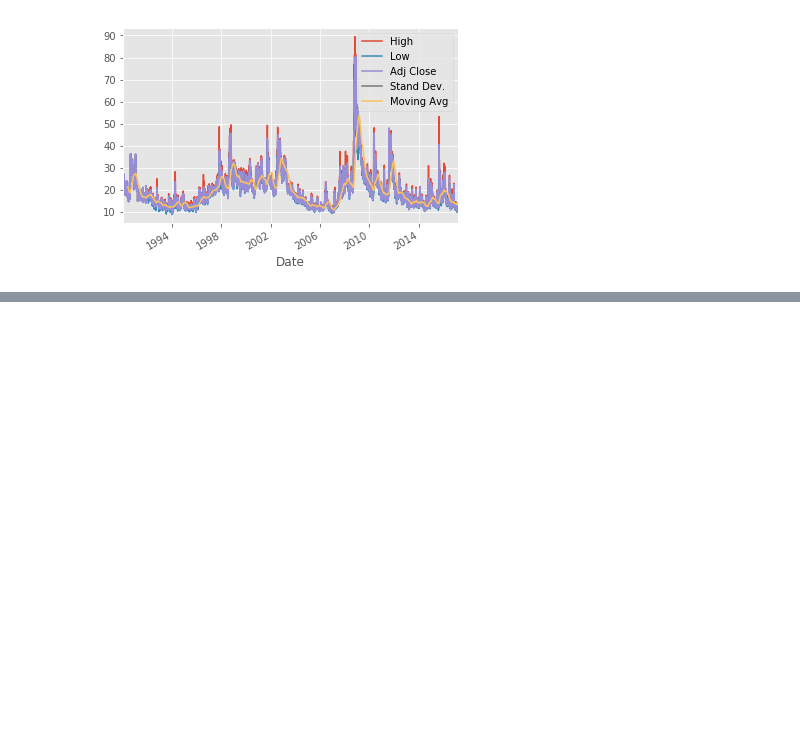
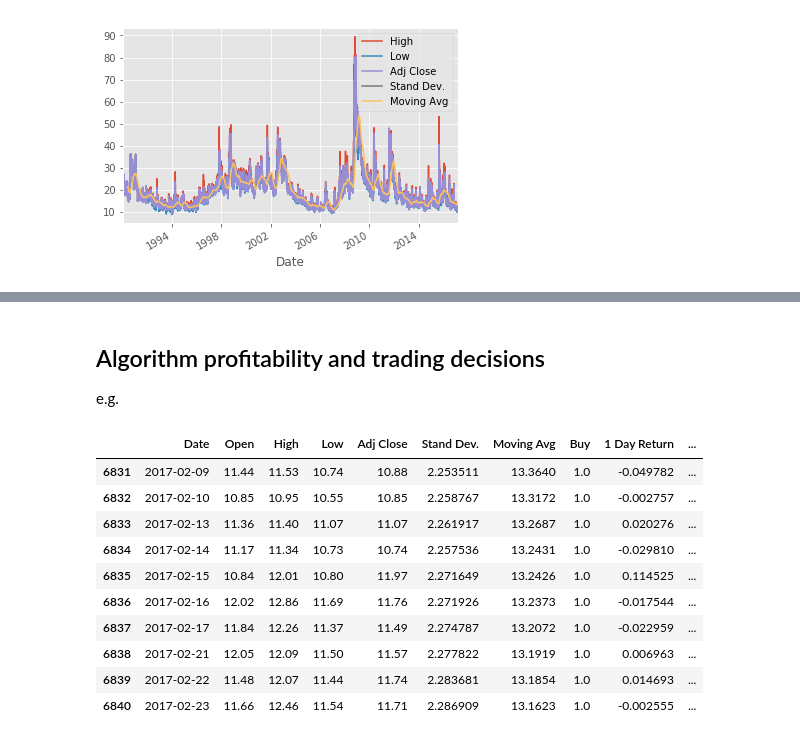
Before and after one commit to brothermalcolm/Algorithmic-Trading-and-Stocks-Essential-Training, a Jupyter notebook: Algorithmic Trading and Stocks Essential Training.ipynb, the cells around one changed output, grey strips where cells are left out. Drawn from its saved outputs; the diff is of its cells as text; code cells hidden in the pictures; blank space fills up the shorter version.

```diff
--- a/Algorithmic Trading and Stocks Essential Training.ipynb
+++ b/Algorithmic Trading and Stocks Essential Training.ipynb
@@ -232,7 +232,7 @@ df_0303.set_index(['Date']).iloc[:,1:6].plot.line()
 # %%
 df_0303['Stand Dev.'] = df_0303['Adj Close'].rolling(100).std().shift(1)
 df_0303['Big Buy'] = df_0303['Adj Close'] + df_0303['Stand Dev.'] < df_0303['Moving Avg']
-df_0303['Big Buy Ret.'] = df_0303['Big Buy'] * df_0303['1 Day Return']
+df_0303['Big Buy Ret.'] = (df_0303['Big Buy'].shift(1) * df_0303['1 Day Return']).astype('float')
 df_0303[98:].head(10)
 # %% [output]
 |  | Date | Open | High | Low | Adj Close | Stand Dev. | Moving Avg | Buy | 1 Day Return | ... |
@@ -246,3 +246,21 @@ df_0303[98:].head(10)
 | 105 | 1990-06-01 | 17.090000 | 17.090000 | 17.090000 | 17.090000 | 2.675169 | 21.2309 | 1.0 | -0.016120 | ... |
 | 106 | 1990-06-04 | 18.389999 | 18.389999 | 18.389999 | 18.389999 | 2.706083 | 21.1904 | 1.0 | 0.076068 | ... |
 | 107 | 1990-06-05 | 18.969999 | 18.969999 | 18.969999 | 18.969999 | 2.718085 | 21.1796 | 1.0 | 0.031539 | ... |
+# %% [markdown]
+## Algorithm profitability and trading decisions
+e.g.
+# %%
+df_0304 = df_0303
+df_0304.tail(10)
+# %% [output]
+|  | Date | Open | High | Low | Adj Close | Stand Dev. | Moving Avg | Buy | 1 Day Return | ... |
+| 6831 | 2017-02-09 | 11.44 | 11.53 | 10.74 | 10.88 | 2.253511 | 13.3640 | 1.0 | -0.049782 | ... |
+| 6832 | 2017-02-10 | 10.85 | 10.95 | 10.55 | 10.85 | 2.258767 | 13.3172 | 1.0 | -0.002757 | ... |
+| 6833 | 2017-02-13 | 11.36 | 11.40 | 11.07 | 11.07 | 2.261917 | 13.2687 | 1.0 | 0.020276 | ... |
+| 6834 | 2017-02-14 | 11.17 | 11.34 | 10.73 | 10.74 | 2.257536 | 13.2431 | 1.0 | -0.029810 | ... |
+| 6835 | 2017-02-15 | 10.84 | 12.01 | 10.80 | 11.97 | 2.271649 | 13.2426 | 1.0 | 0.114525 | ... |
+| 6836 | 2017-02-16 | 12.02 | 12.86 | 11.69 | 11.76 | 2.271926 | 13.2373 | 1.0 | -0.017544 | ... |
+| 6837 | 2017-02-17 | 11.84 | 12.26 | 11.37 | 11.49 | 2.274787 | 13.2072 | 1.0 | -0.022959 | ... |
+| 6838 | 2017-02-21 | 12.05 | 12.09 | 11.50 | 11.57 | 2.277822 | 13.1919 | 1.0 | 0.006963 | ... |
+| 6839 | 2017-02-22 | 11.48 | 12.07 | 11.44 | 11.74 | 2.283681 | 13.1854 | 1.0 | 0.014693 | ... |
+| 6840 | 2017-02-23 | 11.66 | 12.46 | 11.54 | 11.71 | 2.286909 | 13.1623 | 1.0 | -0.002555 | ... |
```
Also changed, not shown: parts of 2 cells of this notebook.
